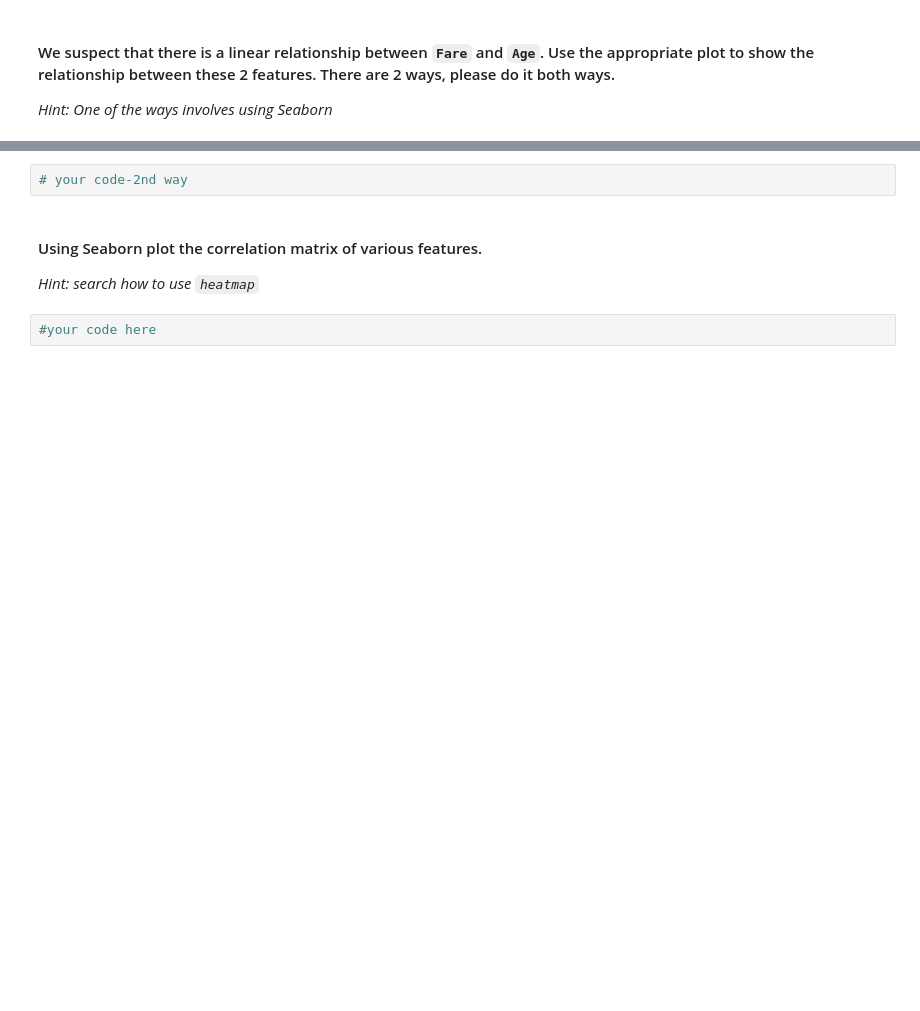
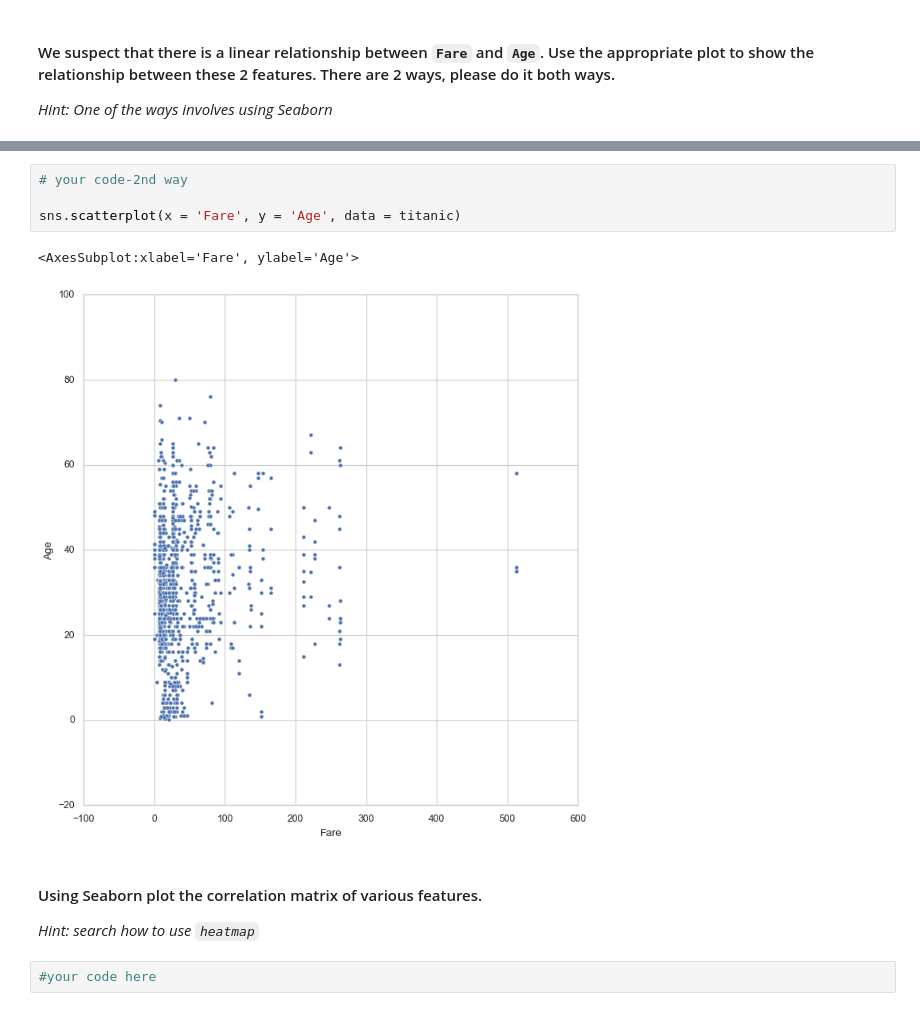
Before and after one commit to ta-data-mexpt/lab-matplotlib-seaborn, a Jupyter notebook: your-code/challenge-3.ipynb, the cells around one changed output, grey strips where cells are left out. Saved outputs shown, nothing was run; the diff lists cells and outputs as text; blank space fills up the shorter version.

```diff
--- a/your-code/challenge-3.ipynb
+++ b/your-code/challenge-3.ipynb
@@ -192,5 +205,10 @@ sns.violinplot(x = 'Age', data=titanic, inner = 'quartile', color = 'm')
 # %%
 # your code-2nd way
+
+sns.scatterplot(x = 'Fare', y = 'Age', data = titanic)
+# %% [output]
+<AxesSubplot:xlabel='Fare', ylabel='Age'>
+[figure, added]
 # %% [markdown]
 #### Using Seaborn plot the correlation matrix of various features.
 
```
Also changed, not shown: parts of 4 cells of this notebook.
